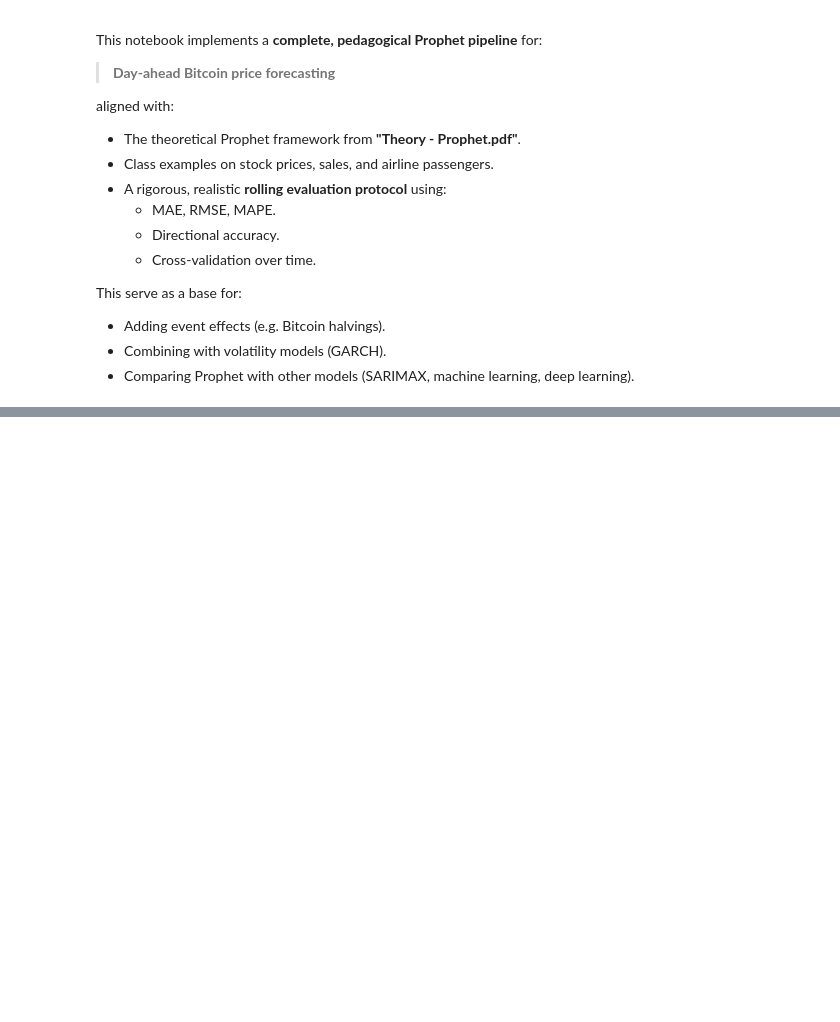
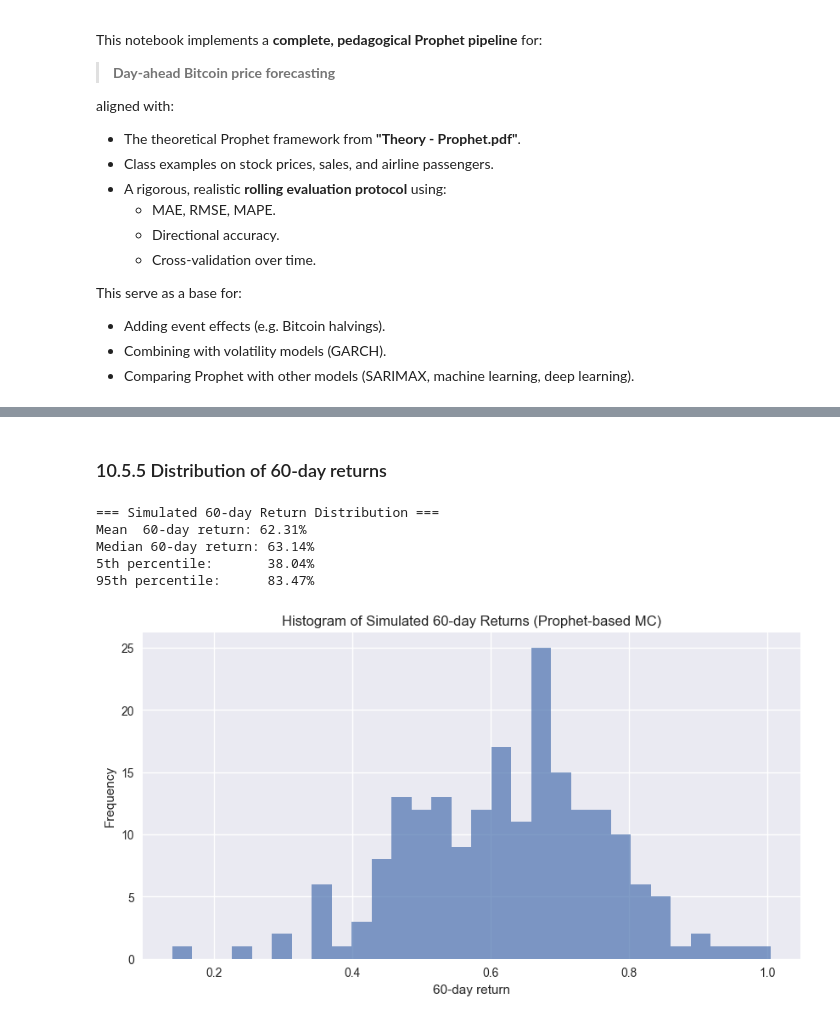
Before and after one commit to leojeulinmerville/Prophet_Project, a Jupyter notebook: Time_Series_Prophet_Project.ipynb, the cells around one changed output, grey strips where cells are left out. Saved outputs shown, nothing was run; the diff lists cells and outputs as text; code cells hidden in the pictures; blank space fills up the shorter version.

```diff
--- a/Time_Series_Prophet_Project.ipynb
+++ b/Time_Series_Prophet_Project.ipynb
@@ -1174,0 +1710,33 @@ This serve as a base for:
+# %% [markdown]
+### 10.5.5 Distribution of 60-day returns
+# %%
+# Compute 60-day return for each path, relative to starting price
+sim_60d_returns = sim_prices[:, -1] / starting_price - 1.0
+
+# Basic statistics
+mean_ret = np.mean(sim_60d_returns)
+median_ret = np.median(sim_60d_returns)
+p5 = np.percentile(sim_60d_returns, 5)
+p95 = np.percentile(sim_60d_returns, 95)
+
+print("=== Simulated 60-day Return Distribution ===")
+print(f"Mean  60-day return: {mean_ret:.2%}")
+print(f"Median 60-day return: {median_ret:.2%}")
+print(f"5th percentile:       {p5:.2%}")
+print(f"95th percentile:      {p95:.2%}")
+
+# Plot histogram of returns
+plt.figure(figsize=(10, 5))
+plt.hist(sim_60d_returns, bins=30, alpha=0.7)
+plt.title("Histogram of Simulated 60-day Returns (Prophet-based MC)")
+plt.xlabel("60-day return")
+plt.ylabel("Frequency")
+plt.grid(True)
+plt.show()
+# %% [output]
+=== Simulated 60-day Return Distribution ===
+Mean  60-day return: 62.31%
+Median 60-day return: 63.14%
+5th percentile:       38.04%
+95th percentile:      83.47%
+[figure, added]
```
Also changed, not shown: parts of 52 cells of this notebook, 1 other file.
